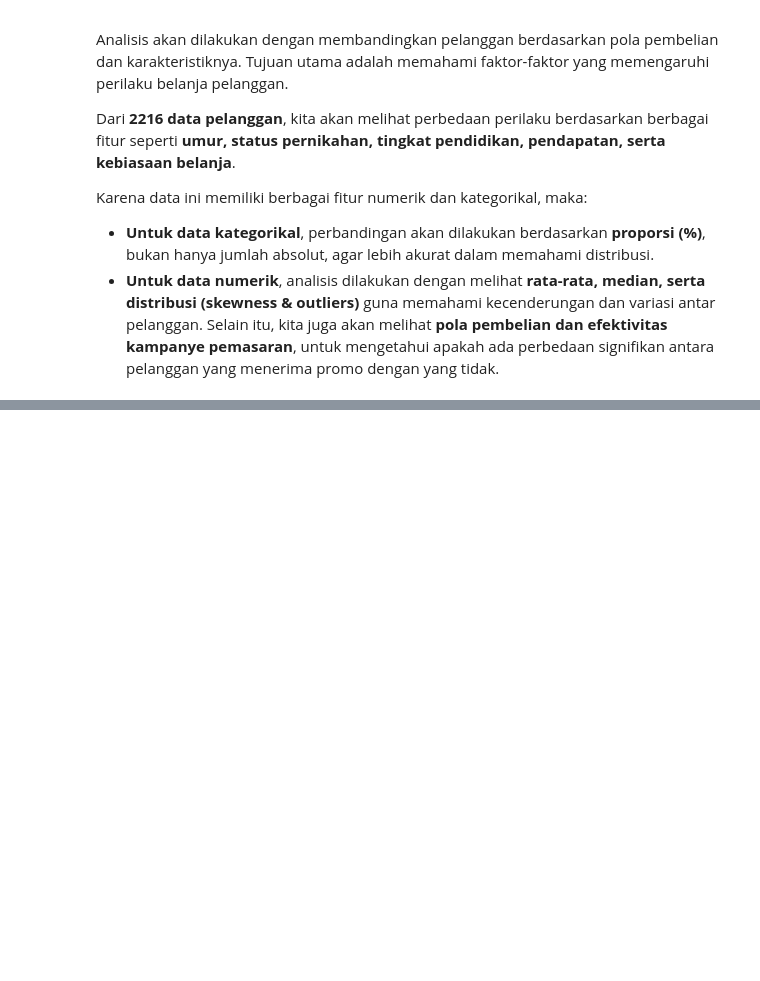
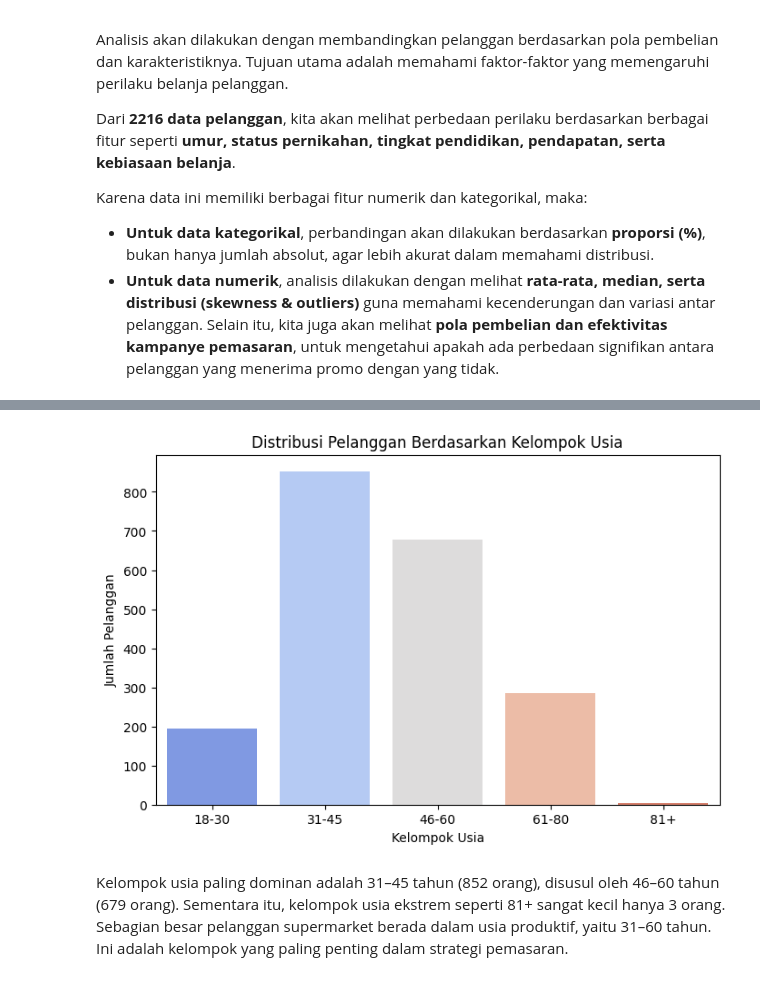
Before and after one commit to Himmel134/supermarket_customers, a Jupyter notebook: notebooks/1.0-bdp-inital-data-exploration.ipynb, the cells around one changed output, grey strips where cells are left out. Drawn from its saved outputs; the diff is of its cells as text; code cells hidden in the pictures; blank space fills up the shorter version.

```diff
--- a/notebooks/1.0-bdp-inital-data-exploration.ipynb
+++ b/notebooks/1.0-bdp-inital-data-exploration.ipynb
@@ -514,0 +430,16 @@ Name: Total_Spending, dtype: int64
+# %%
+# Buat kelompok usia
+bins = [18, 30, 45, 60, 80, 130]
+labels = ['18-30', '31-45', '46-60', '61-80', '81+']
+df_new['Age_Group'] = pd.cut(df_new['Age'], bins=bins, labels=labels, right=False)
+# %%
+plt.figure(figsize=(8, 5))
+sns.countplot(data=df_new, x='Age_Group', palette='coolwarm', order=['18-30','31-45','46-60','61-80','81+'])
+plt.title("Distribusi Pelanggan Berdasarkan Kelompok Usia")
+plt.xlabel("Kelompok Usia")
+plt.ylabel("Jumlah Pelanggan")
+plt.show()
+# %% [output]
+[figure, added]
+# %% [markdown]
+Kelompok usia paling dominan adalah 31–45 tahun (852 orang), disusul oleh 46–60 tahun (679 orang). Sementara itu, kelompok usia ekstrem seperti 81+ sangat kecil hanya 3 orang. Sebagian besar pelanggan supermarket berada dalam usia produktif, yaitu 31–60 tahun. Ini adalah kelompok yang paling penting dalam strategi pemasaran.
```
Also changed, not shown: parts of 46 cells of this notebook, 1 other file.
